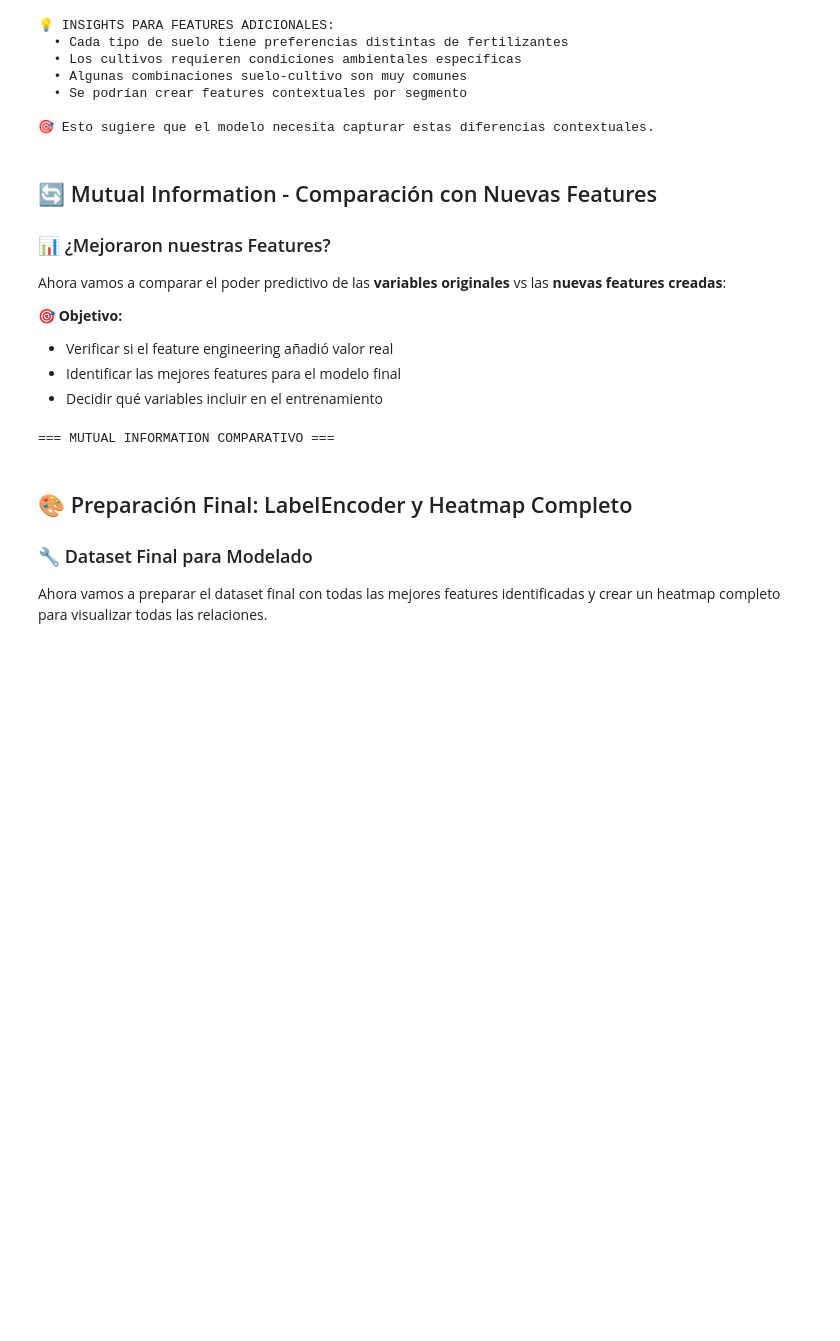
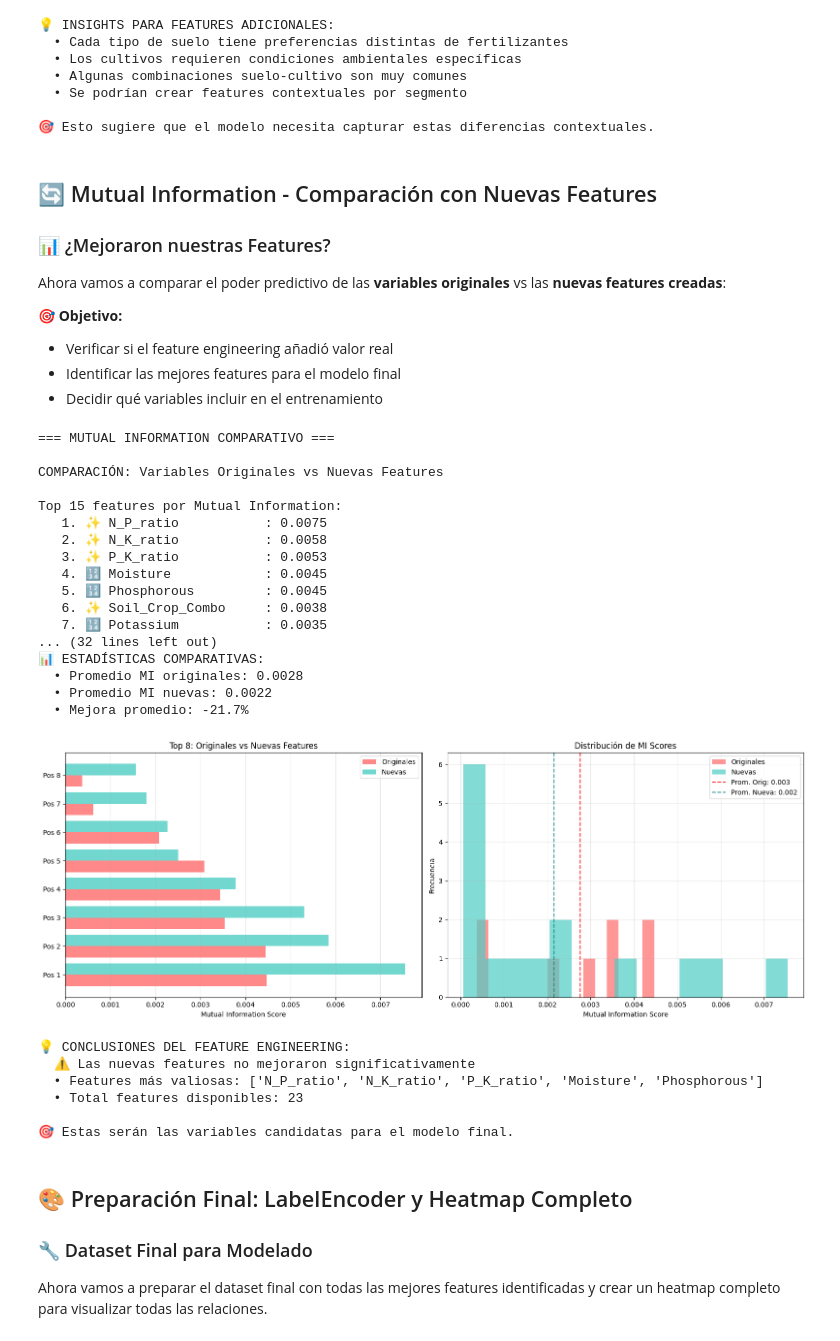
Before and after one commit to felixpradoh/kaggle-playground-series-s5e6, a Jupyter notebook: notebooks/01_eda_template.ipynb, the cells around one changed output. Drawn from its saved outputs; the diff is of its cells as text; code cells hidden in the pictures; blank space fills up the shorter version.

```diff
--- a/notebooks/01_eda_template.ipynb
+++ b/notebooks/01_eda_template.ipynb
@@ -743,23 +754,25 @@ df_mi_final = df_features.copy()
 
 # Codificar variables categóricas (incluyendo las nuevas)
 le_final_dict = {}
-for col in ['Soil Type', 'Crop Type', 'Temp_Category', 'Nitrogen_Level', 'Soil_Crop_Combo']:
+for col in ['Soil Type', 'Crop Type', 'Temp_Category', 'Hum_Category', 'N_Level', 'K_Level', 'P_Level', 'Soil_Crop_Combo']:
     if col in df_mi_final.columns:
         le_final_dict[col] = LabelEncoder()
         df_mi_final[f'{col}_encoded'] = le_final_dict[col].fit_transform(df_mi_final[col].astype(str))
 
 # Target
 le_target_final = LabelEncoder()
-df_mi_final['Target_encoded'] = le_target_final.fit_transform(df_mi_final['Fertilizer Name'])
+df_mi_final['Fertilizer Name_encoded'] = le_target_final.fit_transform(df_mi_final['Fertilizer Name'])
 
 # VARIABLES ORIGINALES
 original_features = ['Temparature', 'Humidity', 'Moisture', 'Nitrogen',
                     'Potassium', 'Phosphorous', 'Soil Type_encoded', 'Crop Type_encoded']
 
-# NUEVAS FEATURES CREADAS
+# NUEVAS FEATURES CREADAS (INCLUYENDO LAS 3 FALTANTES)
 new_features = ['N_P_ratio', 'N_K_ratio', 'P_K_ratio', 'Total_NPK',
                'Temp_Humidity_index', 'Moisture_Balance', 'Environmental_Stress',
-               'Temp_Category_encoded', 'Nitrogen_Level_encoded', 'Soil_Crop_Combo_encoded']
+               'NPK_Balance', 'Dominant_NPK_Level', 'Temp_Moisture_interaction',
+               'Temp_Category_encoded', 'Hum_Category_encoded', 'N_Level_encoded', 'K_Level_encoded',
+               'P_Level_encoded', 'Soil_Crop_Combo_encoded']
 
 # Filtrar features que existen
 original_features = [f for f in original_features if f in df_mi_final.columns]
@@ -767,13 +780,13 @@ new_features = [f for f in new_features if f in df_mi_final.columns]
 
 # Calcular MI para variables originales
 X_original = df_mi_final[original_features]
-mi_original = mutual_info_classif(X_original, df_mi_final['Target_encoded'],
+mi_original = mutual_info_classif(X_original, df_mi_final['Fertilizer Name_encoded'],
                                  discrete_features=[6, 7], random_state=42)
 
 # Calcular MI para nuevas features
 X_new = df_mi_final[new_features]
 discrete_new = [i for i, f in enumerate(new_features) if 'encoded' in f]
-mi_new = mutual_info_classif(X_new, df_mi_final['Target_encoded'],
+mi_new = mutual_info_classif(X_new, df_mi_final['Fertilizer Name_encoded'],
                             discrete_features=discrete_new, random_state=42)
 
 # Crear DataFrames para comparación
@@ -825,33 +838,56 @@ ax1.set_title('Top 8: Originales vs Nuevas Features')
 ax1.legend()
 ax1.grid(axis='x', alpha=0.3)
 
 # Gráfico 2: Distribución de scores
 ax2.hist(mi_original_df['MI_Score'], bins=15, alpha=0.7, label='Originales', color='#FF6B6B')
 ax2.hist(mi_new_df['MI_Score'], bins=15, alpha=0.7, label='Nuevas', color='#4ECDC4')
 ax2.axvline(original_avg, color='red', linestyle='--', alpha=0.8, label=f'Prom. Orig: {original_avg:.3f}')
 ax2.axvline(new_avg, color='teal', linestyle='--', alpha=0.8, label=f'Prom. Nueva: {new_avg:.3f}')
 ax2.set_xlabel('Mutual Information Score')
 ax2.set_ylabel('Frecuencia')
 ax2.set_title('Distribución de MI Scores')
 ax2.legend()
 ax2.grid(True, alpha=0.3)
 
 plt.tight_layout()
 plt.show()
 
 # Conclusiones
 print(f"\n💡 CONCLUSIONES DEL FEATURE ENGINEERING:")
 if improvement > 0:
     print(f"  ✅ Las nuevas features MEJORARON el poder predictivo")
     print(f"  ✅ Mejora promedio: {improvement:.1f}%")
 else:
     print(f"  ⚠️ Las nuevas features no mejoraron significativamente")
 
 print(f"  • Features más valiosas: {mi_comparison.head(5)['Feature'].tolist()}")
 print(f"  • Total features disponibles: {len(mi_comparison)}")
 print(f"\n🎯 Estas serán las variables candidatas para el modelo final.")
 # %% [output]
 === MUTUAL INFORMATION COMPARATIVO ===
+
+COMPARACIÓN: Variables Originales vs Nuevas Features
+
+Top 15 features por Mutual Information:
+   1. ✨ N_P_ratio           : 0.0075
+   2. ✨ N_K_ratio           : 0.0058
+   3. ✨ P_K_ratio           : 0.0053
+   4. 🔢 Moisture            : 0.0045
+   5. 🔢 Phosphorous         : 0.0045
+   6. ✨ Soil_Crop_Combo     : 0.0038
+   7. 🔢 Potassium           : 0.0035
+... (32 lines left out)
+📊 ESTADÍSTICAS COMPARATIVAS:
+  • Promedio MI originales: 0.0028
+  • Promedio MI nuevas: 0.0022
+  • Mejora promedio: -21.7%
+[figure, added]
+💡 CONCLUSIONES DEL FEATURE ENGINEERING:
+  ⚠️ Las nuevas features no mejoraron significativamente
+  • Features más valiosas: ['N_P_ratio', 'N_K_ratio', 'P_K_ratio', 'Moisture', 'Phosphorous']
+  • Total features disponibles: 23
+
+🎯 Estas serán las variables candidatas para el modelo final.
 # %% [markdown]
 ## 🎨 Preparación Final: LabelEncoder y Heatmap Completo
 
```
Also changed, not shown: parts of 9 cells of this notebook, 2 other files.
